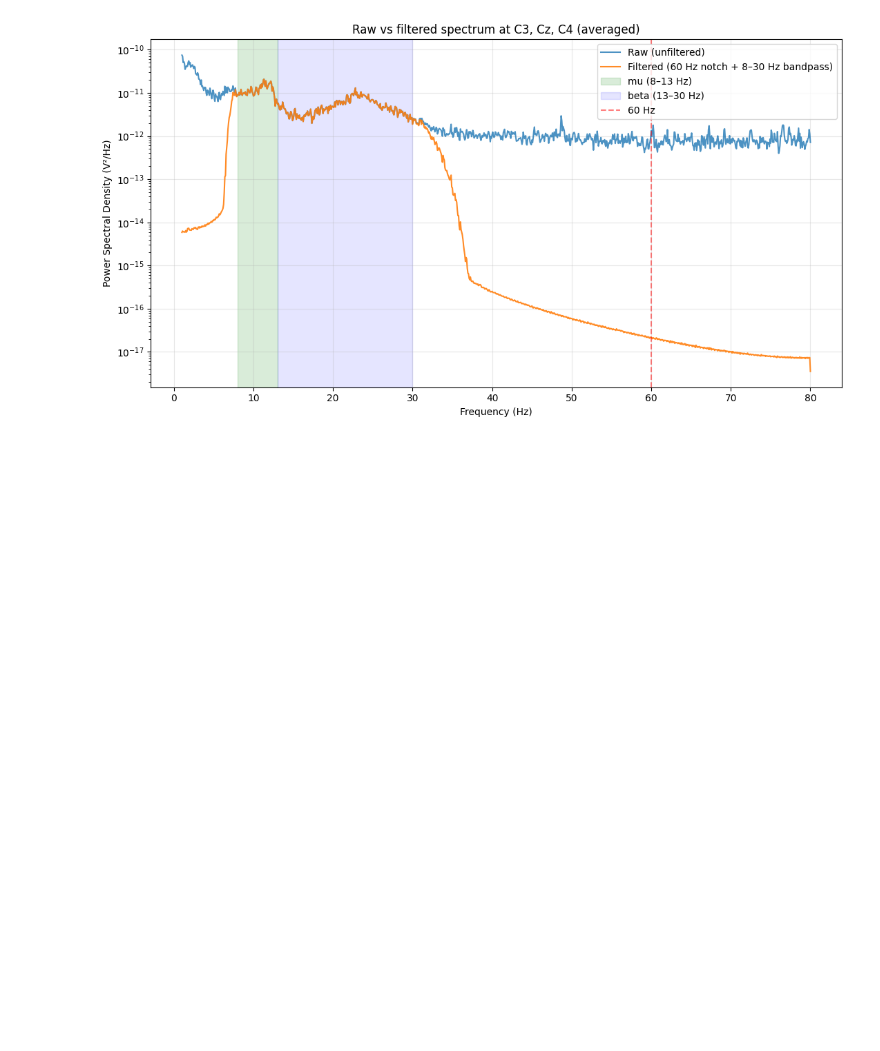
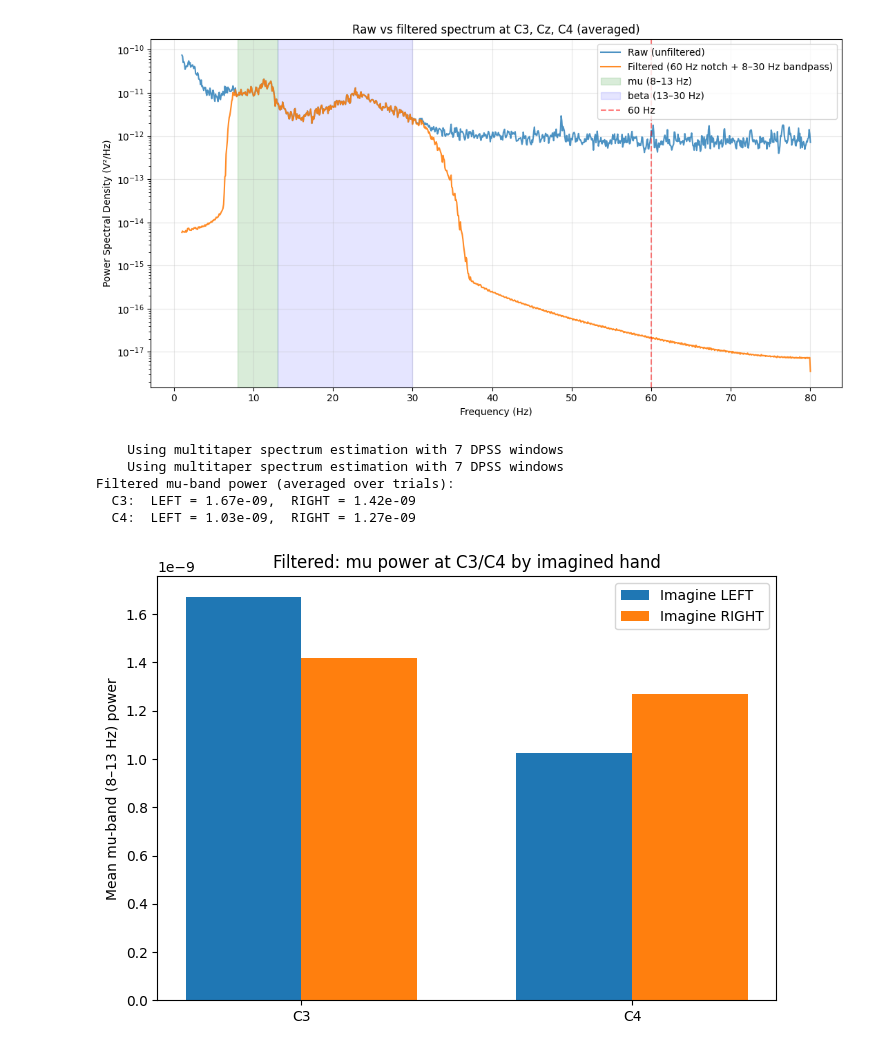
Before and after one commit to IbeeckC/EEG_BCI-pi, a Jupyter notebook: notebooks/01_physionet.ipynb, the cells around one changed output. Cells and saved outputs as stored; diff of their text form; code cells hidden in the pictures; blank space fills up the shorter version.

```diff
--- a/notebooks/01_physionet.ipynb
+++ b/notebooks/01_physionet.ipynb
@@ -328,3 +328,36 @@ plt.show()
 Effective window size : 12.800 (s)
 Effective window size : 12.800 (s)
 [figure]
+# %%
+# Re-run the C3/C4 mu comparison on FILTERED epochs
+epochs_left_f = epochs_filt['T1']    # imagined LEFT
+epochs_right_f = epochs_filt['T2']   # imagined RIGHT
+
+psd_left_f = epochs_left_f.compute_psd(fmin=8, fmax=13, picks=['C3', 'C4'])
+psd_right_f = epochs_right_f.compute_psd(fmin=8, fmax=13, picks=['C3', 'C4'])
+
+left_power_f = psd_left_f.get_data().mean(axis=(0, 2))
+right_power_f = psd_right_f.get_data().mean(axis=(0, 2))
+
+ch_names = ['C3', 'C4']
+print("Filtered mu-band power (averaged over trials):")
+for i, ch in enumerate(ch_names):
+    print(f"  {ch}:  LEFT = {left_power_f[i]:.2e},  RIGHT = {right_power_f[i]:.2e}")
+
+x = np.arange(len(ch_names)); width = 0.35
+fig, ax = plt.subplots(figsize=(7, 5))
+ax.bar(x - width/2, left_power_f, width, label='Imagine LEFT')
+ax.bar(x + width/2, right_power_f, width, label='Imagine RIGHT')
+ax.set_xticks(x); ax.set_xticklabels(ch_names)
+ax.set_ylabel('Mean mu-band (8–13 Hz) power')
+ax.set_title('Filtered: mu power at C3/C4 by imagined hand')
+ax.legend()
+plt.tight_layout()
+plt.show()
+# %% [output]
+    Using multitaper spectrum estimation with 7 DPSS windows
+    Using multitaper spectrum estimation with 7 DPSS windows
+Filtered mu-band power (averaged over trials):
+  C3:  LEFT = 1.67e-09,  RIGHT = 1.42e-09
+  C4:  LEFT = 1.03e-09,  RIGHT = 1.27e-09
+[figure, added]
```
Also changed, not shown: parts of 9 cells of this notebook.
